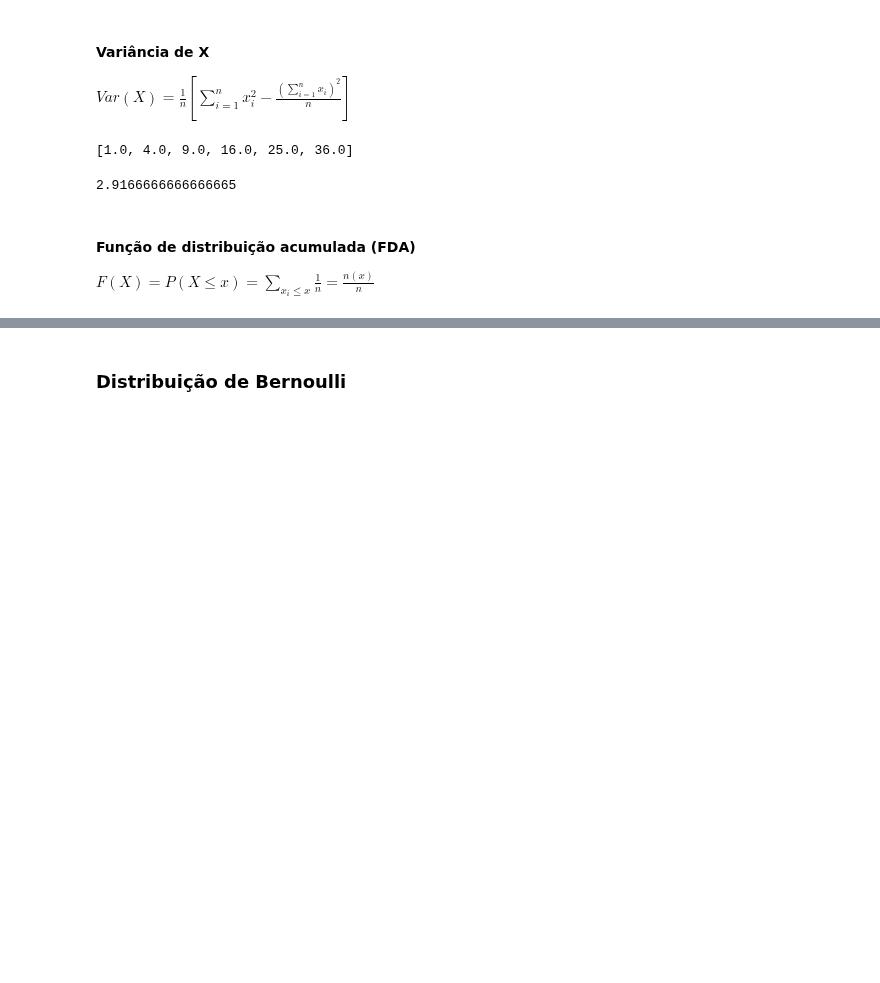
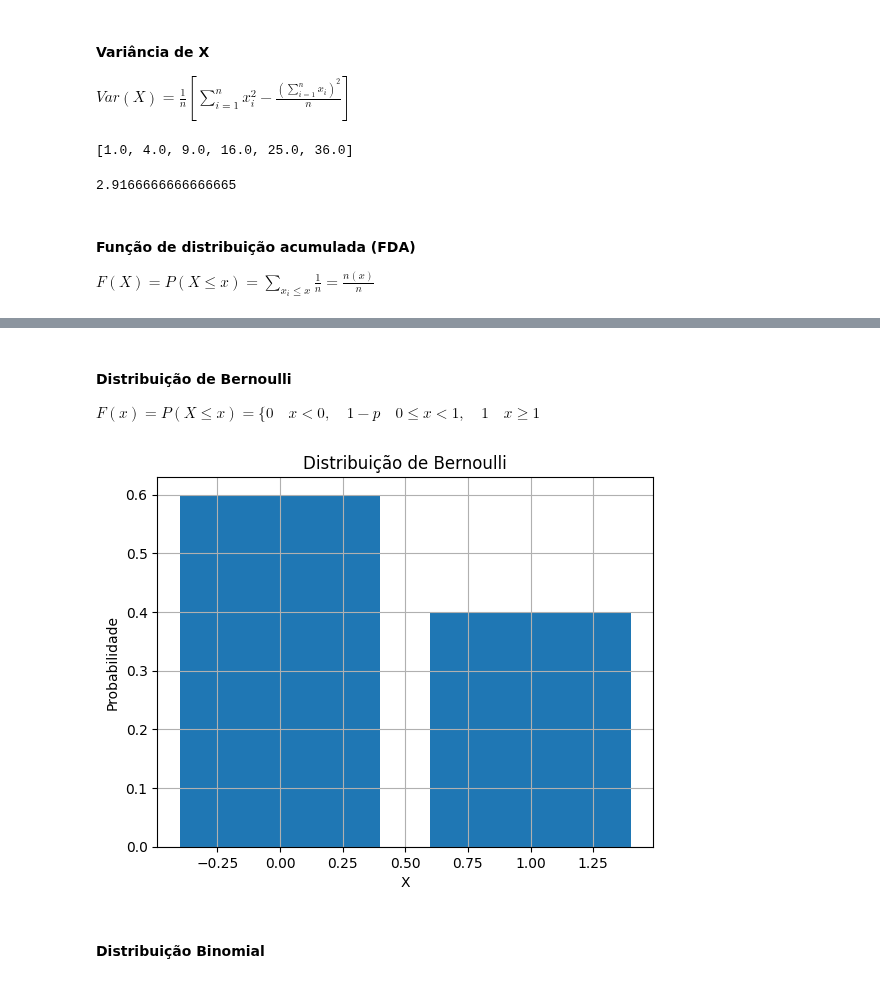
Before and after one commit to jvataidee/ManualdeAnalisedeDadosPython, a Jupyter notebook: cap5_variavel_aleatori_dist_probabilidade.ipynb, the cells around one changed output, grey strips where cells are left out. Saved outputs shown, nothing was run; the diff lists cells and outputs as text; code cells hidden in the pictures; blank space fills up the shorter version.

```diff
--- a/cap5_variavel_aleatori_dist_probabilidade.ipynb
+++ b/cap5_variavel_aleatori_dist_probabilidade.ipynb
@@ -167,2 +212,30 @@ $F(X)=P(X\leq x)=\sum_{x_i\leq x}\frac{1}{n}=\frac{n(x)}{n}$
+# %% [markdown]
+#### **Distribuição de Bernoulli**
+
+$F(x) = P(X\leq x) = \Bigg\{{0 \quad x<0},\quad{1-p \quad 0 \leq x <1},\quad{1 \quad x\geq1}
+$
+# %%
+from scipy.stats import bernoulli
+
+# Probabilidade de sucesso (ocorrência do evento)
+p = 0.4
+
+# Valores de X (sucesso ou falha)
+valores_x = [0, 1]
+
+# Calcular a probabilidade para cada valor de X
+probabilidade = bernoulli.pmf(valores_x, p)
+
+# Criar o gráfico da distribuição de Bernoulli
+plt.bar(valores_x, probabilidade)
+plt.xlabel('X')
+plt.ylabel('Probabilidade')
+plt.title('Distribuição de Bernoulli')
+plt.grid(True)
+
+# Exibir o gráfico
+plt.show()
+# %% [output]
+[figure, added]
 # %% [markdown]
-### **Distribuição de Bernoulli**
+#### **Distribuição Binomial**
```
Also changed, not shown: parts of 27 cells of this notebook.
